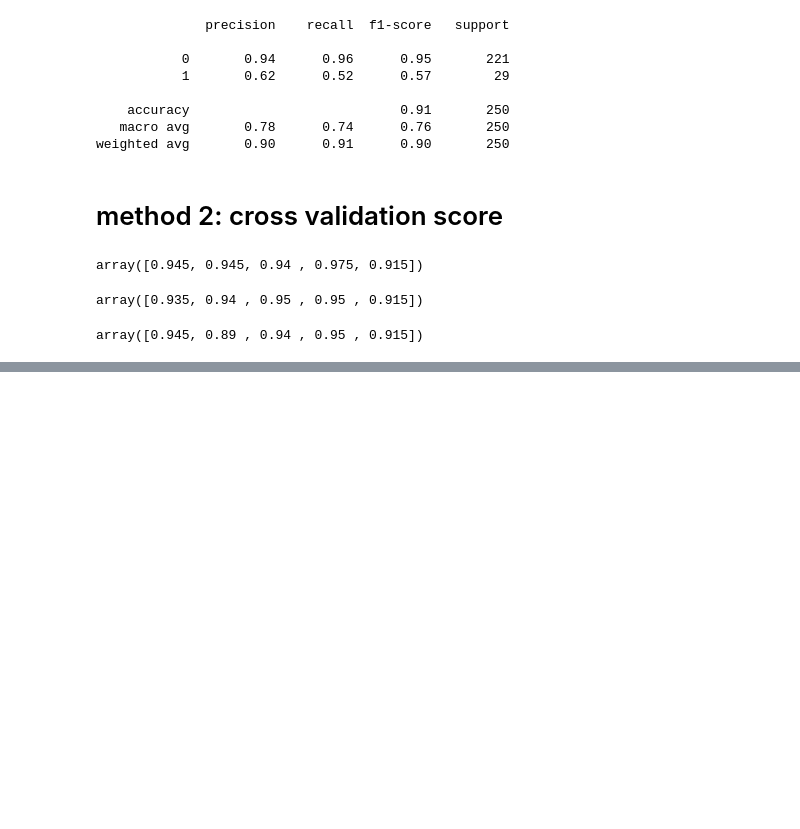
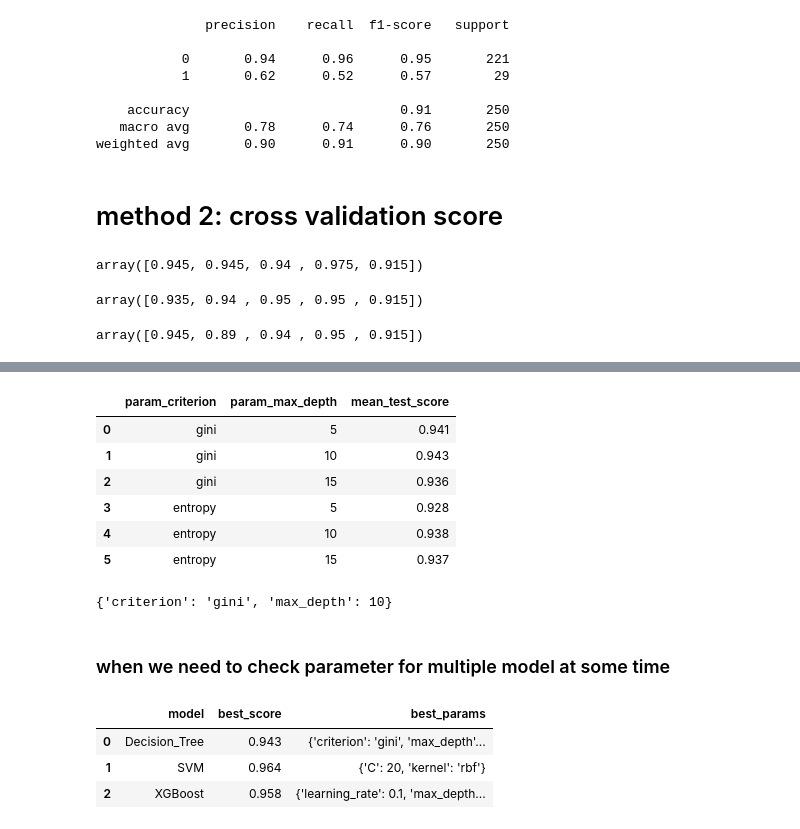
Before and after one commit to rupeshkumarp/ML, a Jupyter notebook: model evaluation/hyperparameter_tuning.ipynb, the cells around one changed output, grey strips where cells are left out. Cells and saved outputs as stored; diff of their text form; code cells hidden in the pictures; blank space fills up the shorter version.

```diff
--- a/model evaluation/hyperparameter_tuning.ipynb
+++ b/model evaluation/hyperparameter_tuning.ipynb
@@ -57,0 +129,16 @@ array([0.945, 0.89 , 0.94 , 0.95 , 0.915])
+# %%
+df[['param_criterion','param_max_depth','mean_test_score']]
+# %% [output]
+|  | param_criterion | param_max_depth | mean_test_score |
+| 0 | gini | 5 | 0.941 |
+| 1 | gini | 10 | 0.943 |
+| 2 | gini | 15 | 0.936 |
+| 3 | entropy | 5 | 0.928 |
+| 4 | entropy | 10 | 0.938 |
+| 5 | entropy | 15 | 0.937 |
+# %%
+clf.best_params_ # to get the best parameter from the combination
+# %% [output]
+{'criterion': 'gini', 'max_depth': 10}
+# %% [markdown]
+### when we need to check parameter for multiple model at some time
@@ -57,0 +188,8 @@ array([0.945, 0.89 , 0.94 , 0.95 , 0.915])
+# %%
+df = pd.DataFrame(score)
+df
+# %% [output]
+|  | model | best_score | best_params |
+| 0 | Decision_Tree | 0.943 | {'criterion': 'gini', 'max_depth'... |
+| 1 | SVM | 0.964 | {'C': 20, 'kernel': 'rbf'} |
+| 2 | XGBoost | 0.958 | {'learning_rate': 0.1, 'max_depth... |
```
Also changed, not shown: parts of 10 cells of this notebook.
